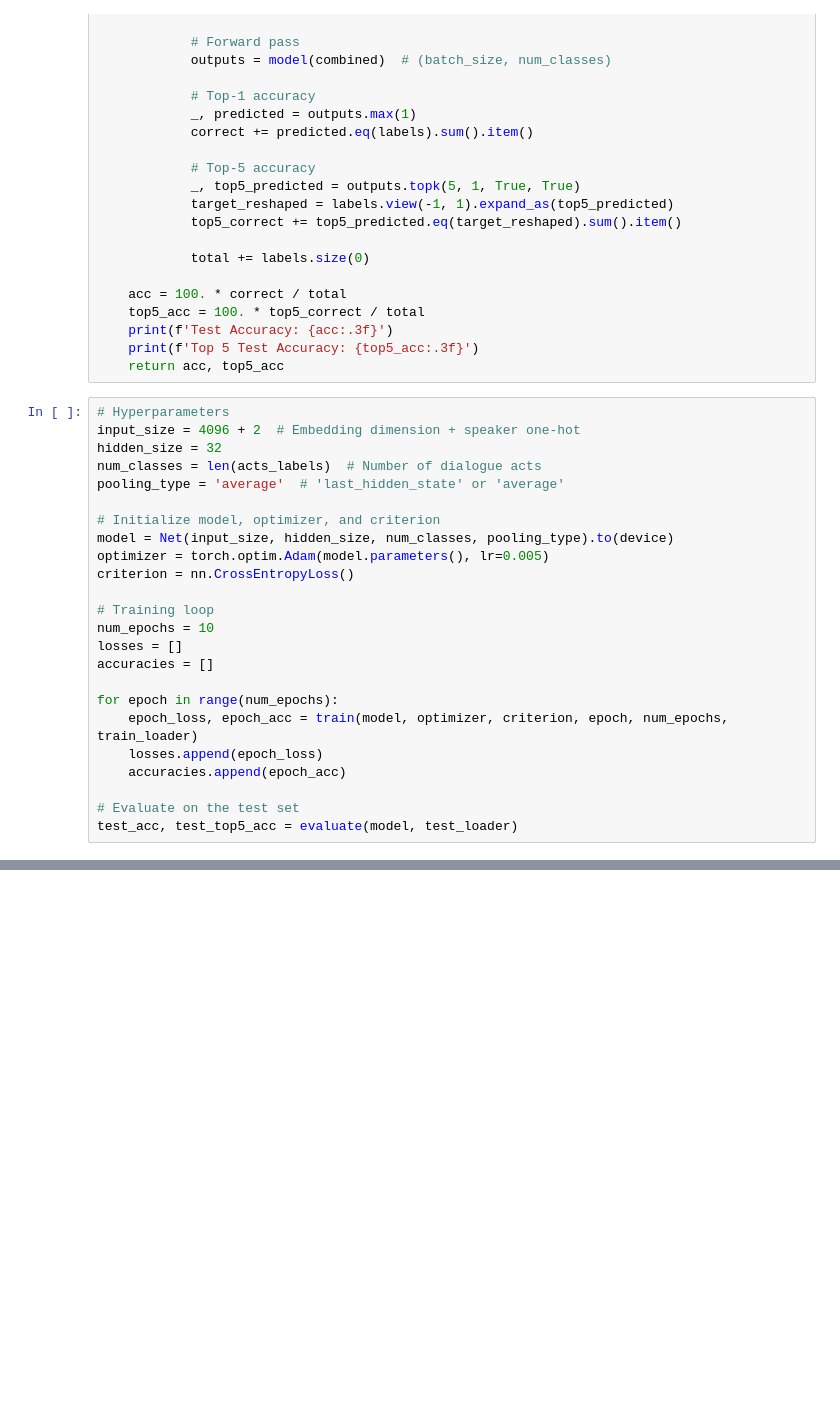
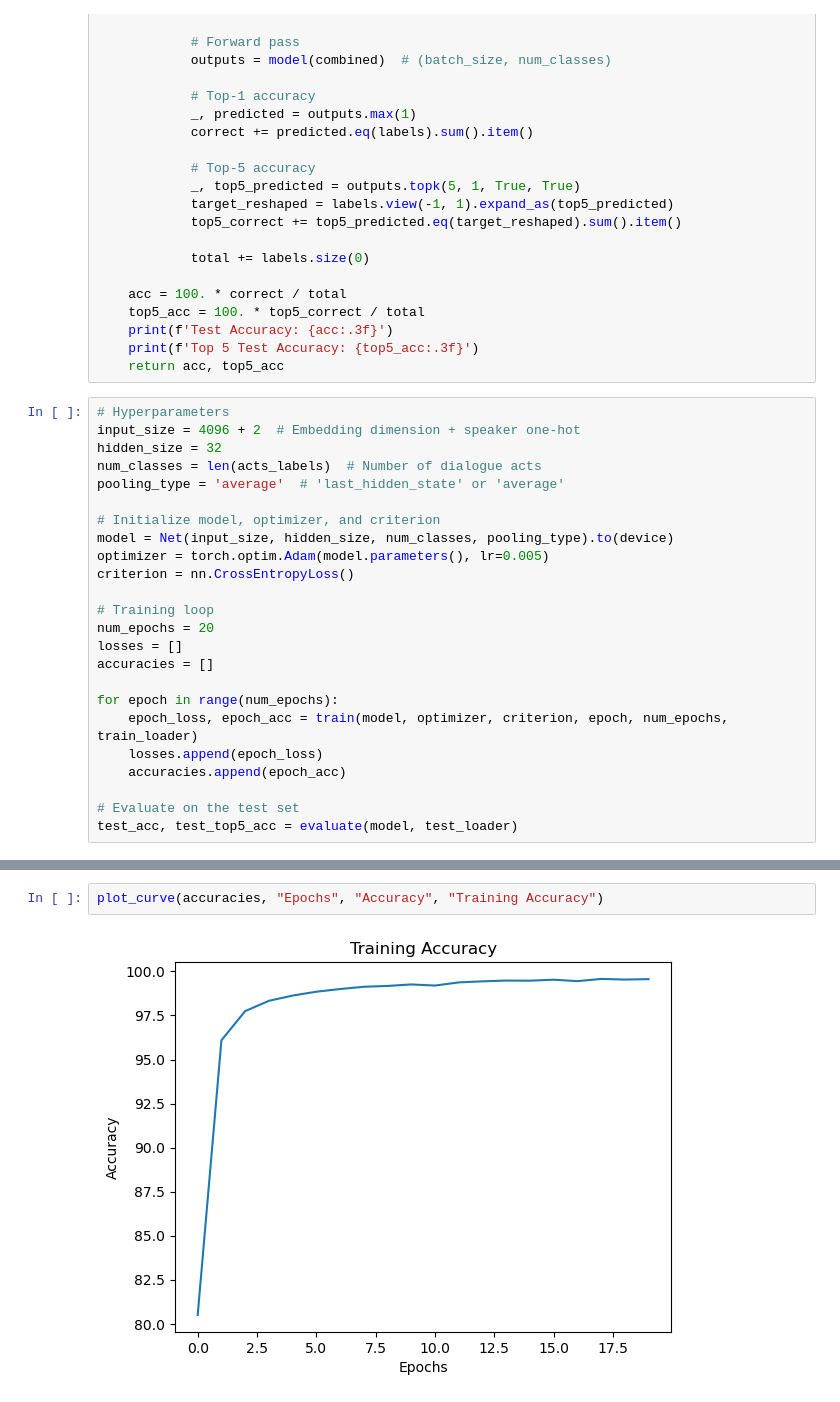
Before and after one commit to wardvdnb/Dialog-Act-Recognition-Project, a Jupyter notebook: Project.ipynb, the cells around one changed output, grey strips where cells are left out. Saved outputs shown, nothing was run; the diff lists cells and outputs as text; blank space fills up the shorter version.

```diff
--- a/Project.ipynb
+++ b/Project.ipynb
@@ -784,7 +758,7 @@ optimizer = torch.optim.Adam(model.parameters(), lr=0.005)
 criterion = nn.CrossEntropyLoss()
 
 # Training loop
-num_epochs = 10
+num_epochs = 20
 losses = []
 accuracies = []
 
@@ -810,0 +786,4 @@ Top 5 Test Accuracy: 99.662
+# %%
+plot_curve(accuracies, "Epochs", "Accuracy", "Training Accuracy")
+# %% [output]
+[figure, added]
```
Also changed, not shown: parts of 16 cells of this notebook, 2 other files.
